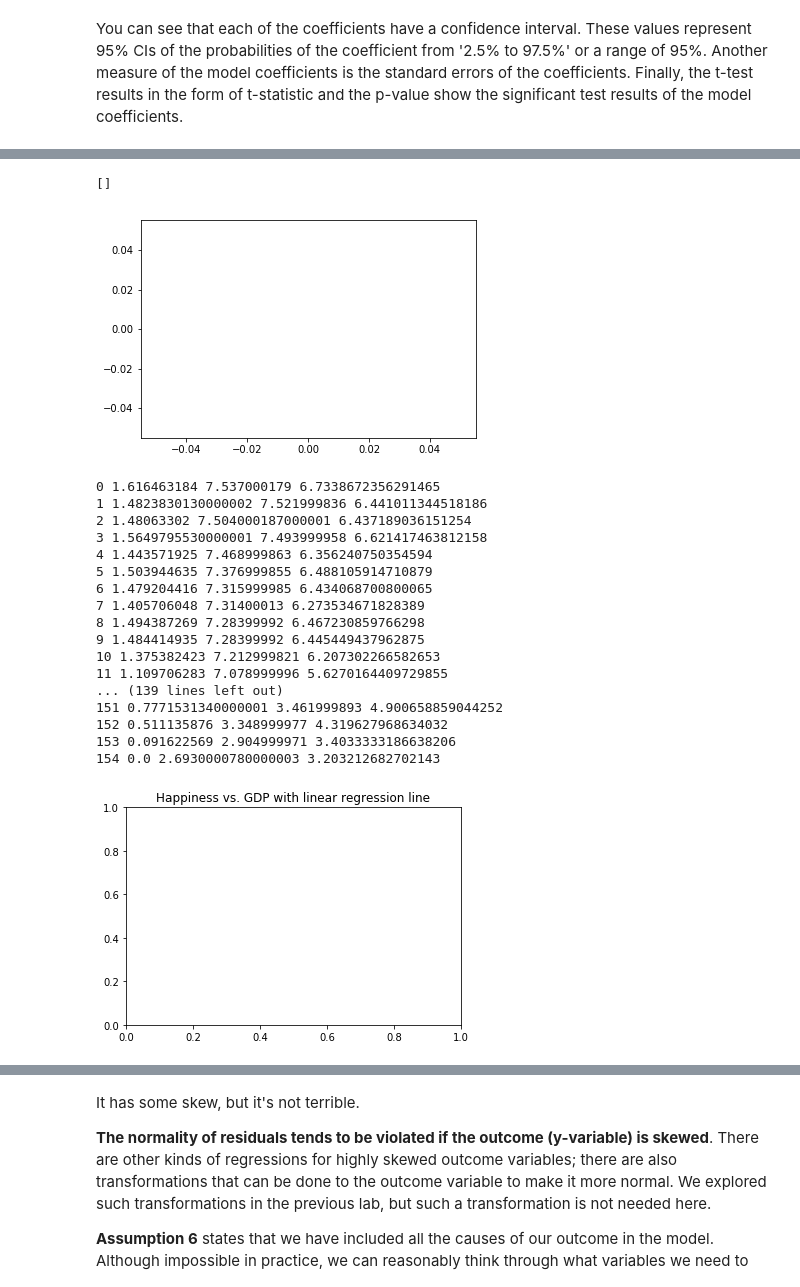
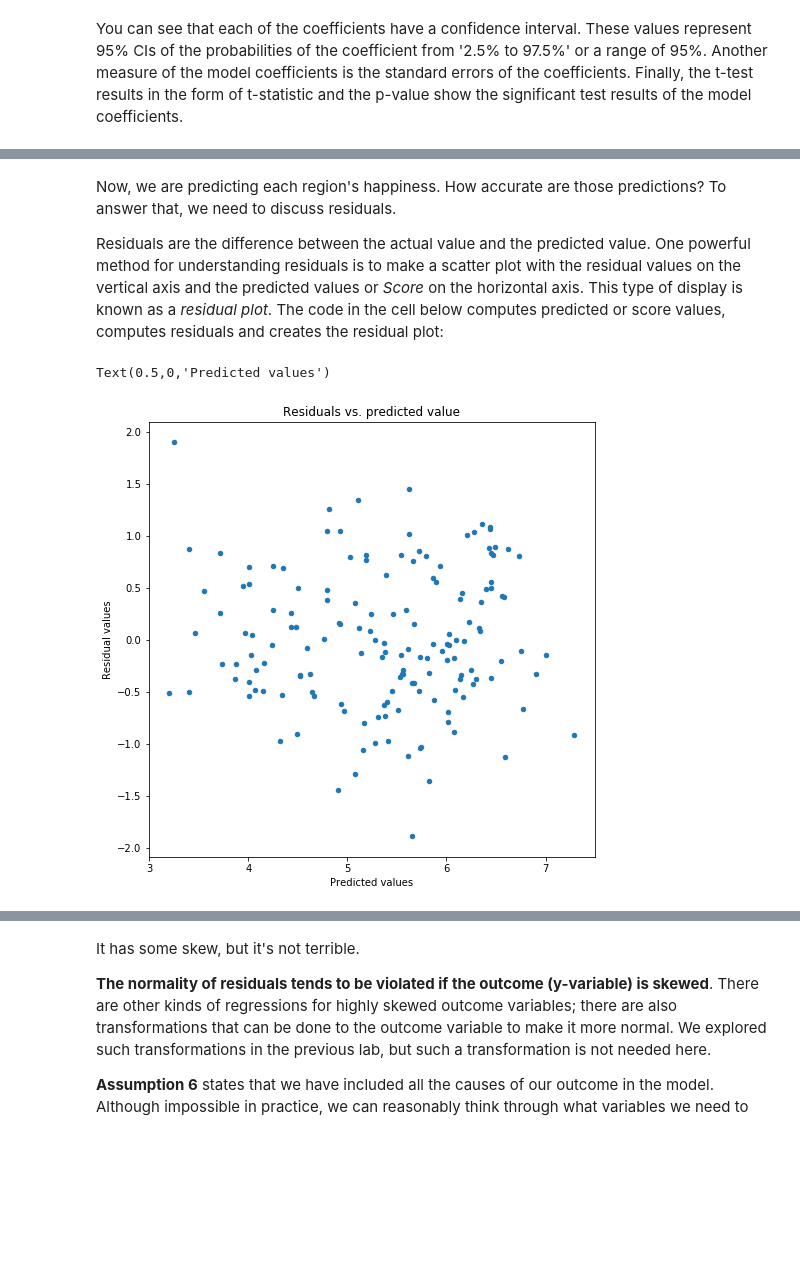
Before and after one commit to Tommytrungto/Research-Methods-for-Data-Science-with-Python, a Jupyter notebook: Module5/Mod5_Lab2_-_Regression.ipynb, the cells around one changed output, grey strips where cells are left out. Cells and saved outputs as stored; diff of their text form; code cells hidden in the pictures; blank space fills up the shorter version.

```diff
--- a/Module5/Mod5_Lab2_-_Regression.ipynb
+++ b/Module5/Mod5_Lab2_-_Regression.ipynb
@@ -320,40 +312,22 @@ predicted scores(`mod$fitted`):
-# %%
-#ax = plt.figure(figsize=(12, 12)).gca()
-plt.plot(x=[1,5,10],y=[1,5,10])
-# %% [output]
-[]
-[figure, removed]
+# %% [markdown]
+Now, we are predicting each region's happiness. How accurate are those
+predictions? To answer that, we need to discuss residuals.
+
+Residuals are the difference between the actual value and the predicted value. One powerful method for understanding residuals is to make a scatter plot with the residual values on the vertical axis and the predicted values or *Score* on the horizontal axis. This type of display is known as a *residual plot*. The code in the cell below computes predicted or score values, computes residuals and creates the residual plot:
 # %%
 ## Create a new data frame with the predictor value and the constant
 new_predict = dat.GDP
 new_predict = sm.add_constant(new_predict, prepend = False)
 ## Make prediction with new values
 new_predict['Score'] = res.predict(new_predict)
+## Compute the residuals
+new_predict['Residuals'] = dat.Happiness - new_predict.Score
 
-#ax = plt.figure(figsize=(12, 12)).gca() # define axis
-#sns.regplot(x="GDP", y="Happiness", data=dat, ax = ax)
-#ax.plot(x=[new_predict.GDP[0],new_predict.GDP[0]], y=[dat.Happiness[0],new_predict.Score[0]], ax=ax)
-plt.title('Happiness vs. GDP with linear regression line')
-for i,val in enumerate(new_predict.GDP):
-    print(i,val,dat.Happiness[i],new_predict.Score[i])
-    ax.plot(x=[val,val], y=[dat.Happiness[i],new_predict.Score[i]])
-plt.show()
+ax = plt.figure(figsize=(8, 8)).gca() # define axis
+new_predict.plot.scatter(x='Score',y='Residuals', ax = ax)
+plt.title('Residuals vs. predicted value')
+plt.ylabel("Residual values")
+plt.xlabel('Predicted values')
 # %% [output]
-0 1.616463184 7.537000179 6.7338672356291465
-1 1.4823830130000002 7.521999836 6.441011344518186
-2 1.48063302 7.504000187000001 6.437189036151254
-3 1.5649795530000001 7.493999958 6.621417463812158
-4 1.443571925 7.468999863 6.356240750354594
-5 1.503944635 7.376999855 6.488105914710879
-6 1.479204416 7.315999985 6.434068700800065
-7 1.405706048 7.31400013 6.273534671828389
-8 1.494387269 7.28399992 6.467230859766298
-9 1.484414935 7.28399992 6.445449437962875
-10 1.375382423 7.212999821 6.207302266582653
-11 1.109706283 7.078999996 5.6270164409729855
-... (139 lines left out)
-151 0.7771531340000001 3.461999893 4.900658859044252
-152 0.511135876 3.348999977 4.319627968634032
-153 0.091622569 2.904999971 3.4033333186638206
-154 0.0 2.6930000780000003 3.203212682702143
+Text(0.5,0,'Predicted values')
-[figure, old version]
+[figure, new version]
```
Also changed, not shown: parts of 25 cells of this notebook.
